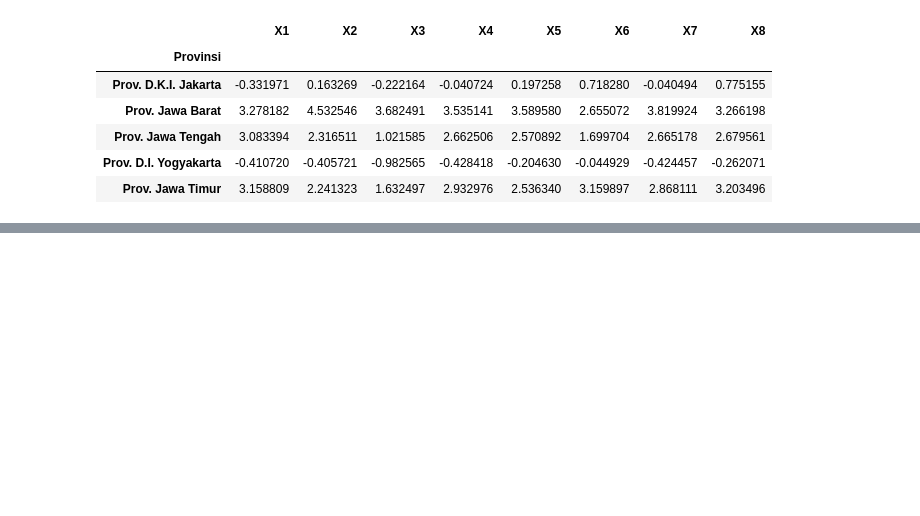
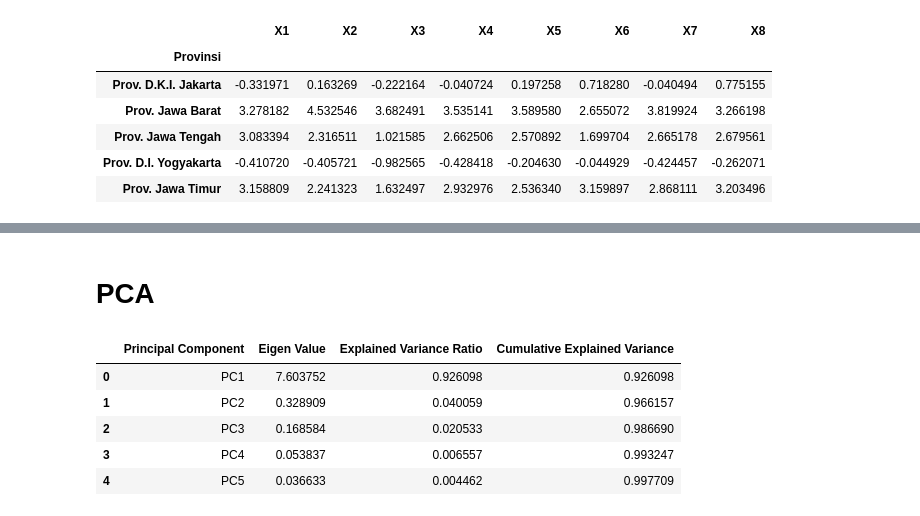
Before and after one commit to yowxy/Analysis-of-Education-in-indonesia, a Jupyter notebook: index.ipynb, the cells around one changed output, grey strips where cells are left out. Drawn from its saved outputs; the diff is of its cells as text; code cells hidden in the pictures; blank space fills up the shorter version.

```diff
--- a/index.ipynb
+++ b/index.ipynb
@@ -100,0 +112,26 @@ data setelah distandarisasi:
+# %% [markdown]
+# PCA
+# %%
+pca = PCA()
+pca.fit(data_scaled_df)
+
+
+eigen_values = pca.explained_variance_
+explained_variance_ratio = pca.explained_variance_ratio_
+cumulative_explained_variance = np.cumsum(explained_variance_ratio)
+
+pca_sumary = pd.DataFrame({
+    'Principal Component': [f'PC{i+1}' for i in range(len(eigen_values))],
+    'Eigen Value': eigen_values,
+    'Explained Variance Ratio': explained_variance_ratio,
+    'Cumulative Explained Variance': cumulative_explained_variance
+})
+
+pca_sumary.head()
+# %% [output]
+|  | Principal Component | Eigen Value | Explained Variance Ratio | Cumulative Explained Variance |
+| 0 | PC1 | 7.603752 | 0.926098 | 0.926098 |
+| 1 | PC2 | 0.328909 | 0.040059 | 0.966157 |
+| 2 | PC3 | 0.168584 | 0.020533 | 0.986690 |
+| 3 | PC4 | 0.053837 | 0.006557 | 0.993247 |
+| 4 | PC5 | 0.036633 | 0.004462 | 0.997709 |
```
Also changed, not shown: parts of 3 cells of this notebook.
